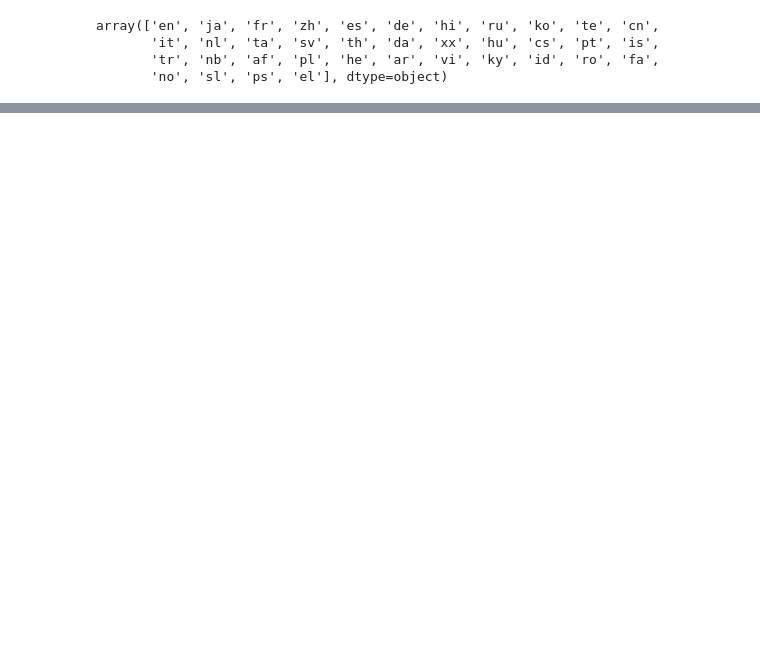
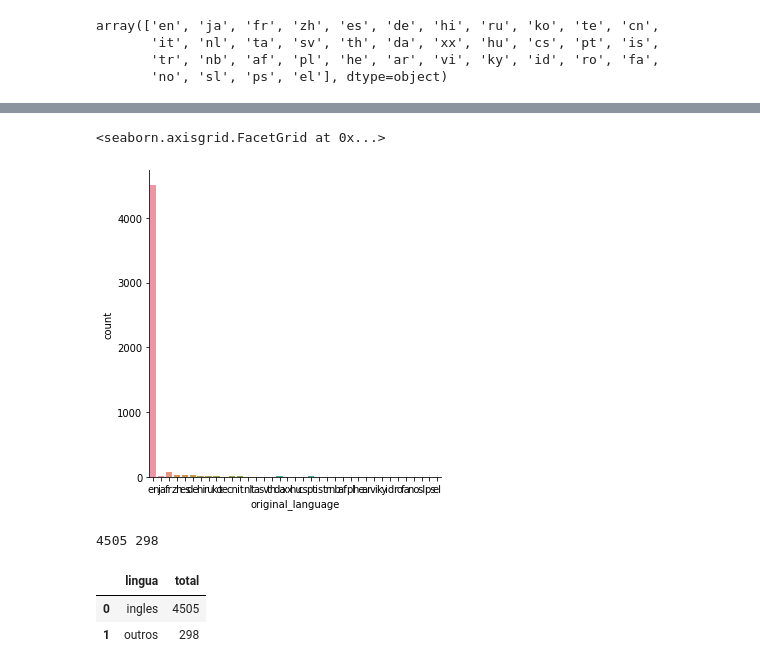
Before and after one commit to brunon-dev/intro-data-science, a Jupyter notebook: IntroDataScience.ipynb, the cells around one changed output, grey strips where cells are left out. Saved outputs shown, nothing was run; the diff lists cells and outputs as text; code cells hidden in the pictures; blank space fills up the shorter version.

```diff
--- a/IntroDataScience.ipynb
+++ b/IntroDataScience.ipynb
@@ -182,0 +266,28 @@ array(['en', 'ja', 'fr', 'zh', 'es', 'de', 'hi', 'ru', 'ko', 'te', 'cn',
+# %%
+#para importar uma versão específica
+#!pip install seaborn==0.9.0
+
+#para gerar um plot similar, mas com o dataframe original - sem todo o esforço de tratamento de dados que tivemos
+sns.catplot(x = "original_language", kind="count", data=tmdb)
+# %% [output]
+<seaborn.axisgrid.FacetGrid at 0x...>
+[figure, added]
+# %%
+total_por_lingua = tmdb["original_language"].value_counts()
+total_geral = total_por_lingua.sum()
+total_de_ingles = total_por_lingua.loc["en"]
+total_do_resto = total_geral - total_de_ingles
+print(total_de_ingles, total_do_resto)
+# %% [output]
+4505 298
+# %%
+dados = {
+    'lingua': ['ingles', 'outros'],
+    'total': [total_de_ingles, total_do_resto]
+}
+dados = pd.DataFrame(dados)
+dados
+# %% [output]
+|  | lingua | total |
+| 0 | ingles | 4505 |
+| 1 | outros | 298 |
```
Also changed, not shown: parts of 10 cells of this notebook.
